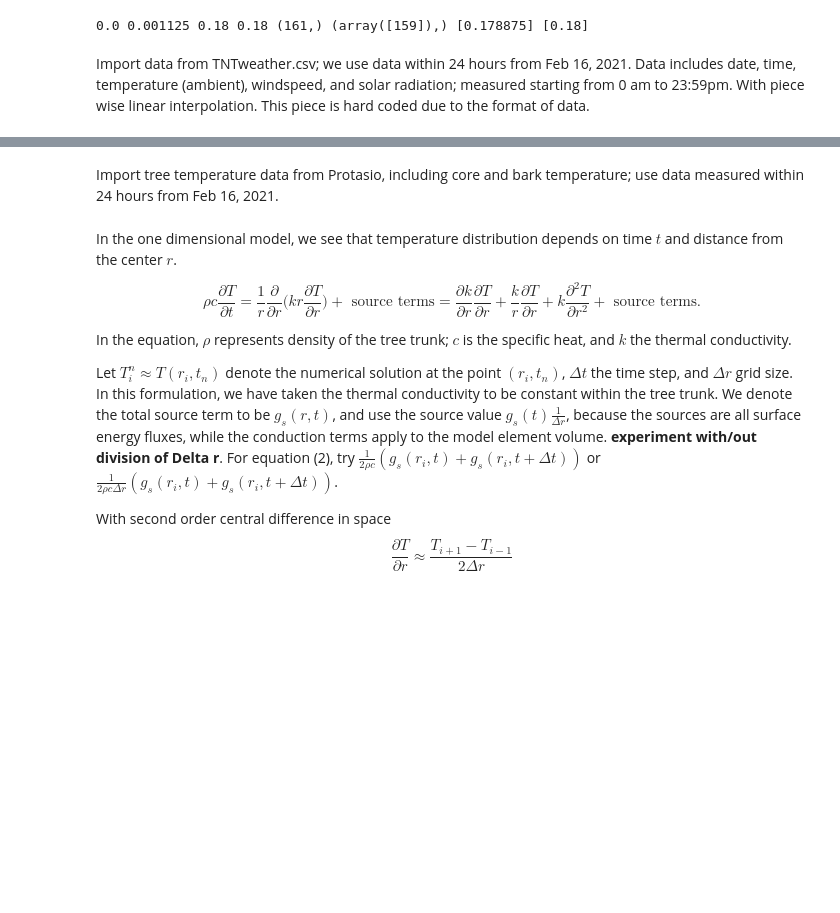
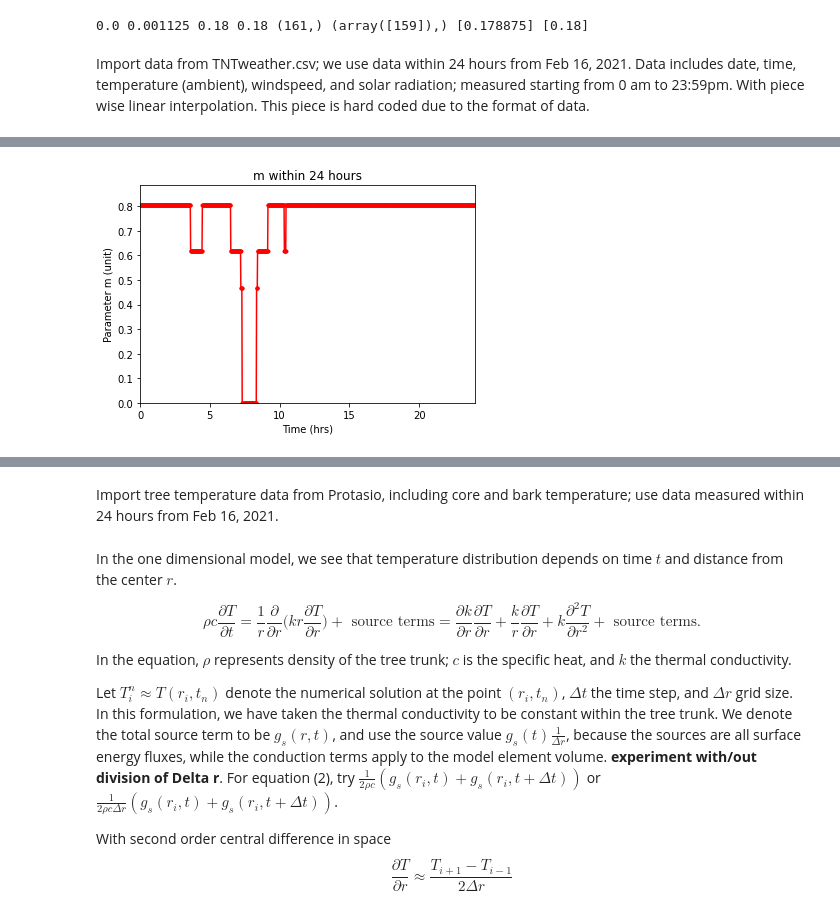
Before and after one commit to yajuna/treeRemote, a Jupyter notebook: notebook/treePower.ipynb, the cells around one changed output, grey strips where cells are left out. Cells and saved outputs as stored; diff of their text form; code cells hidden in the pictures; blank space fills up the shorter version.

```diff
--- a/notebook/treePower.ipynb
+++ b/notebook/treePower.ipynb
@@ -197,0 +182,88 @@ print(type(h), h.size, h.max(), h.min(), h.mean())
+# %%
+# test_weather = make_weather_input(parameters)
+
+# Va = test_weather["windspeed"]
+
+# qrads = test_weather["solar"]
+
+
+rb = 0.2 # m
+nu = 15.89e-6 # m^2/s
+Pr = 0.707
+ka = 26.3e-3 # W/mK
+
+coeff = 2 * rb/nu
+
+Re = Va * coeff
+
+C = []
+m = []
+
+for j in range(Va.size):
+    temp = Re[j]
+    if temp < 0.4:
+        temp1 = [0, 0] #[1e8, 1e8]
+    if 0.4<=temp<= 4:
+        temp1 = [0.989, 0.330]
+    if 4<temp<= 40:
+        temp1 = [0.911, 0.385]
+    if 40<temp<= 4e3:
+        temp1 = [0.683, 0.466]
+    if 4e3<temp<= 4e4:
+        temp1 = [0.193, 0.618]
+    if 4e4<temp<= 4e5:
+        temp1 = [0.027, 0.805]
+
+    C.append(temp1[0])
+    m.append(temp1[1])
+#     print("C for Re is ", temp1[0], "m for Re is ", temp1[1])
+# print(m.count(0.805))
+
+plt.plot(time, m, '.r-')
+message = f"m within 24 hours"
+plt.title(message)
+plt.axis([0, 24, min(m) - min(m) * 0.1, max(m) + max(m) * 0.1])
+plt.xlabel('Time (hrs)')
+plt.ylabel('Parameter m (unit)')
+#plt.savefig('/Users/yajuna/Development/tree/notebook/' + 'm' + '.eps', format='eps', dpi=300,bbox_inches='tight')
+plt.show()
+
+plt.plot(time, C, '.r-')
+message = f"C within 24 hours"
+plt.title(message)
+plt.axis([0, 24, min(C) - min(C) * 0.1, max(C) + max(C) * 0.1])
+plt.xlabel('Time (hrs)')
+plt.ylabel('Parameter C (unit)')
+#plt.savefig('/Users/yajuna/Development/tree/notebook/' + 'C' + '.eps', format='eps', dpi=300,bbox_inches='tight')
+plt.show()
+
+
+## Add computation for Nu for h at each time
+
+Nu = C * Re ** m * Pr ** (1/3)
+
+plt.plot(time, Nu, '.r-')
+message = f"Nu within 24 hours"
+plt.title(message)
+plt.axis([0, 24, Nu.min() - Nu.min() * 0.1, Nu.max() + Nu.max() * 0.1])
+plt.xlabel('Time (hrs)')
+plt.ylabel('Parameter Nu (unit)')
+#plt.savefig('/Users/yajuna/Development/tree/notebook/' + 'Nu' + '.eps', format='eps', dpi=300,bbox_inches='tight')
+plt.show()
+
+# print("size of Nu, max of Nu, min of Nu, and mean of Nu", Nu.size, Nu.max(), Nu.min(), Nu.mean())
+
+h = Nu * ka / (2 * rb)
+
+plt.plot(time, h, '.r-')
+message = f"h within 24 hours"
+plt.title(message)
+plt.axis([0, 24, h.min() - h.min() * 0.1, h.max() + h.max() * 0.1])
+plt.xlabel('Time (hrs)')
+plt.ylabel('Parameter h (unit)')
+#plt.savefig('/Users/yajuna/Development/tree/notebook/' + 'h' + '.eps', format='eps', dpi=300,bbox_inches='tight')
+plt.show()
+
+print(type(h), h.size, h.max(), h.min(), h.mean())
+# %% [output]
+[figure, added]
```
Also changed, not shown: parts of 6 cells of this notebook.
